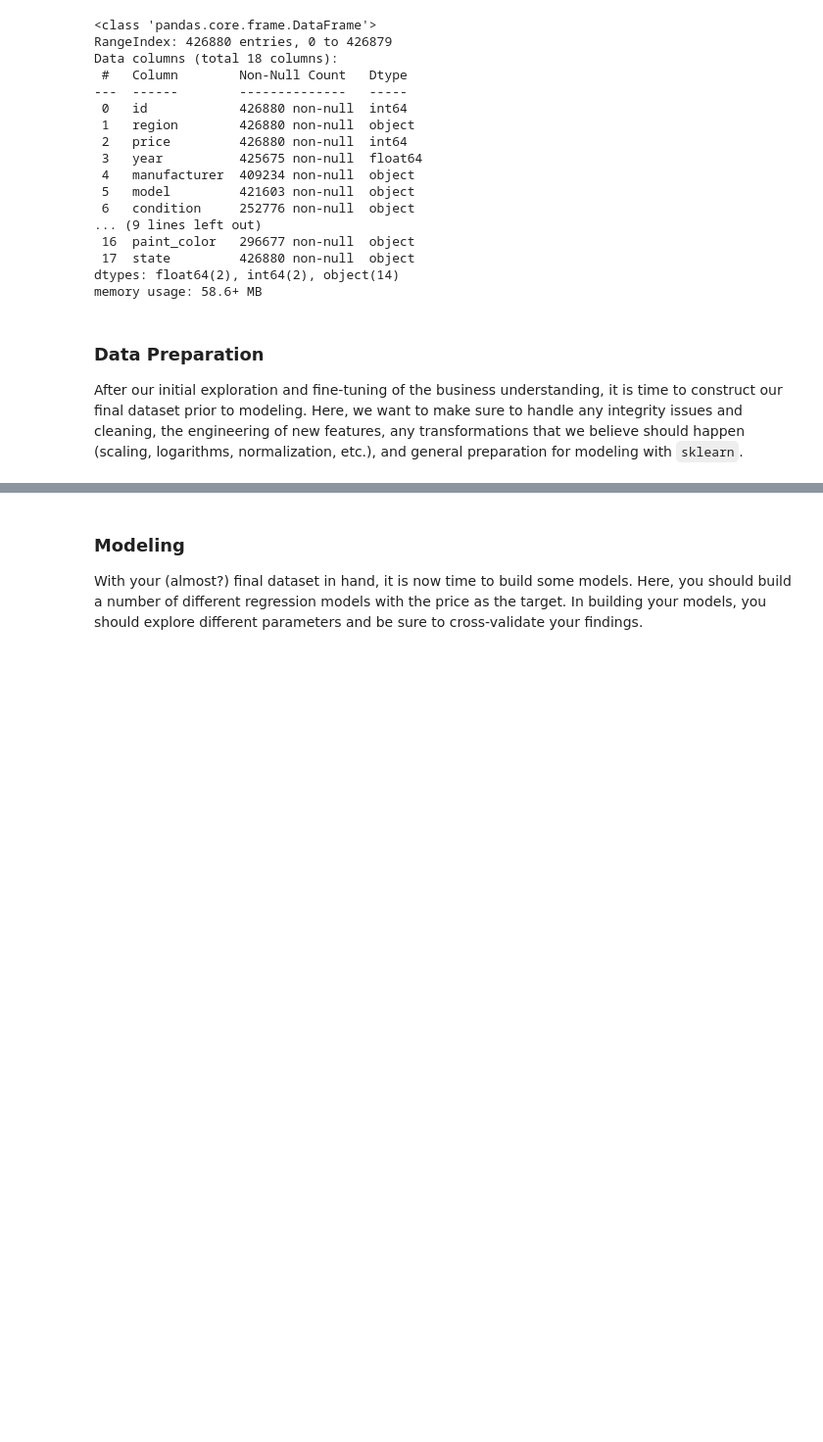
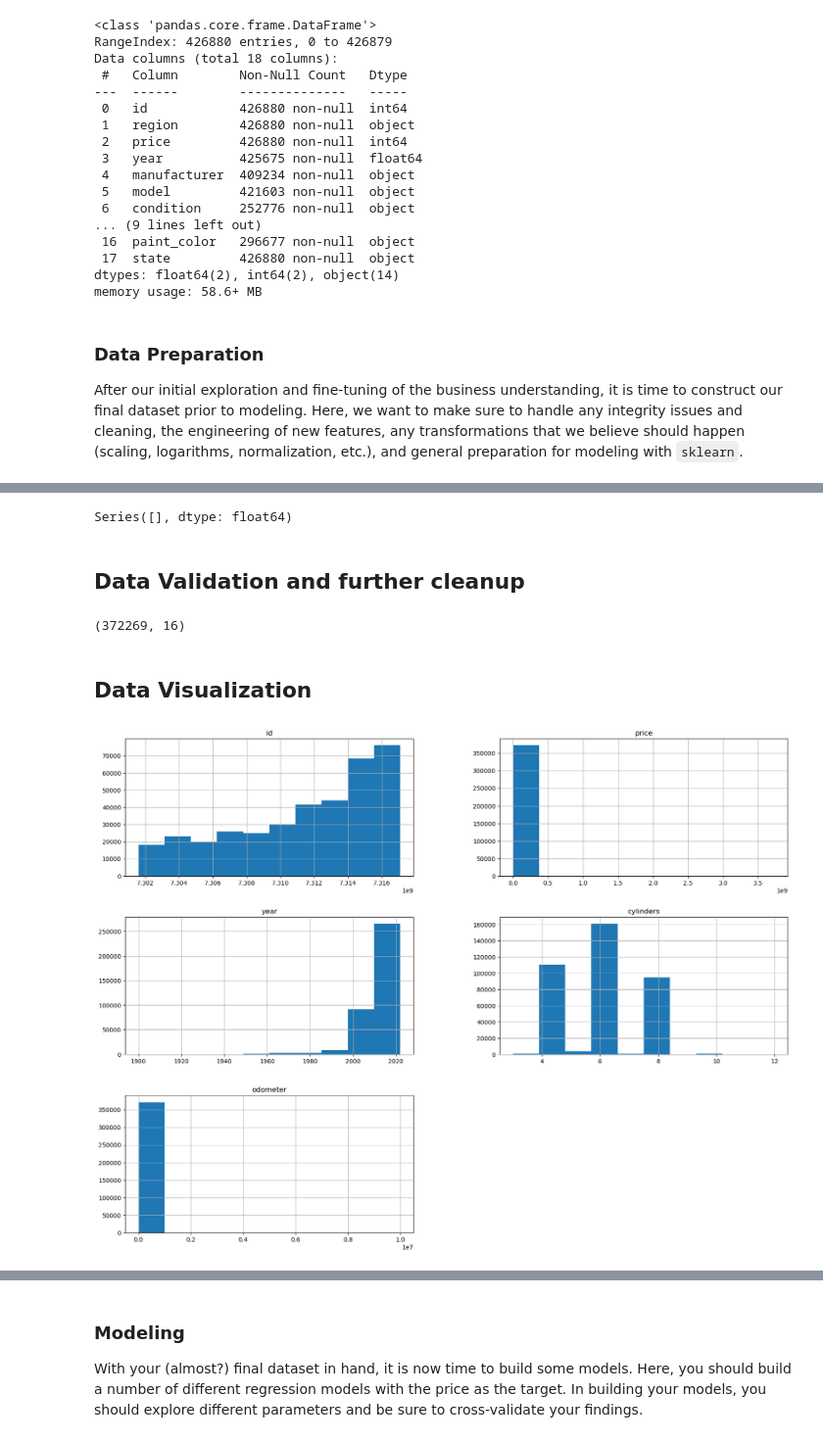
Before and after one commit to sujmishra/data-science-berkley, a Jupyter notebook: Assignment-11.1/prompt_II.ipynb, the cells around one changed output, grey strips where cells are left out. Shown at 98% size. Cells and saved outputs as stored; diff of their text form; code cells hidden in the pictures; blank space fills up the shorter version.

```diff
--- a/Assignment-11.1/prompt_II.ipynb
+++ b/Assignment-11.1/prompt_II.ipynb
@@ -78,0 +121,9 @@ After our initial exploration and fine-tuning of the business understanding, it
+# %%
+# Extract number of cylinders and convert to number
+df['cylinders'] = df['cylinders'].astype('string')
+df['cylinders'] = df['cylinders'].str.extract(r'(\d+)')
+df['cylinders'] = df['cylinders'].astype('float')
+
+# Covert year and odometer to integer instead of float
+df['year'] = df['year'].astype('Int64')
+df['odometer'] = df['odometer'].astype('Int64')
@@ -78,0 +132,7 @@ After our initial exploration and fine-tuning of the business understanding, it
+# %%
+#since there are no duplicate rows , lets drop columns with large missing
+# values such as size or columns without impact such as VIN
+
+drop_cols = ["VIN","size"]
+existing_cols = df.columns.intersection(drop_cols)
+df = df.drop(columns=existing_cols)
@@ -78,0 +162,38 @@ After our initial exploration and fine-tuning of the business understanding, it
+# %%
+# Use a hierarchial fallback strategy for cylinders
+df['cylinders'] = df.groupby(['manufacturer', 'fuel', 'year'])['cylinders'].transform(lambda x: x.fillna(x.median()))
+
+# Fill remaining NaNs grouped by manufacturer, fuel
+df['cylinders'] = df.groupby(['manufacturer', 'fuel'])['cylinders'].transform(lambda x: x.fillna(x.median()))
+
+# Fill any remaining NaNs with overall median
+df['cylinders'] = df['cylinders'].fillna(df['cylinders'].median())
+# %%
+#Check no more missing values are present
+# Find columns with na count more than 0
+(df.isna().sum() / len(df) * 100)[df.isna().sum() >0]
+# %% [output]
+Series([], dtype: float64)
+# %% [markdown]
+## Data Validation and further cleanup
+# %%
+# Describe the data to observe anamolies
+
+# Some rows have price 0 lets remove them
+df = df[df['price'] > 0]
+
+# Some rows have odometer 0 readings. Since these are used cars lets remove them
+df = df[df['odometer'] > 0]
+
+df.shape
+# %% [output]
+(372269, 16)
+# %% [markdown]
+## Data Visualization
+# %%
+# Plot a histogram of numerical columns
+df.hist(figsize=(20,15));
+plt.savefig("images/histograms.png", dpi =300)
+plt.show()
+# %% [output]
+[figure, added]
```
Also changed, not shown: parts of 32 cells of this notebook, 4 other files.
